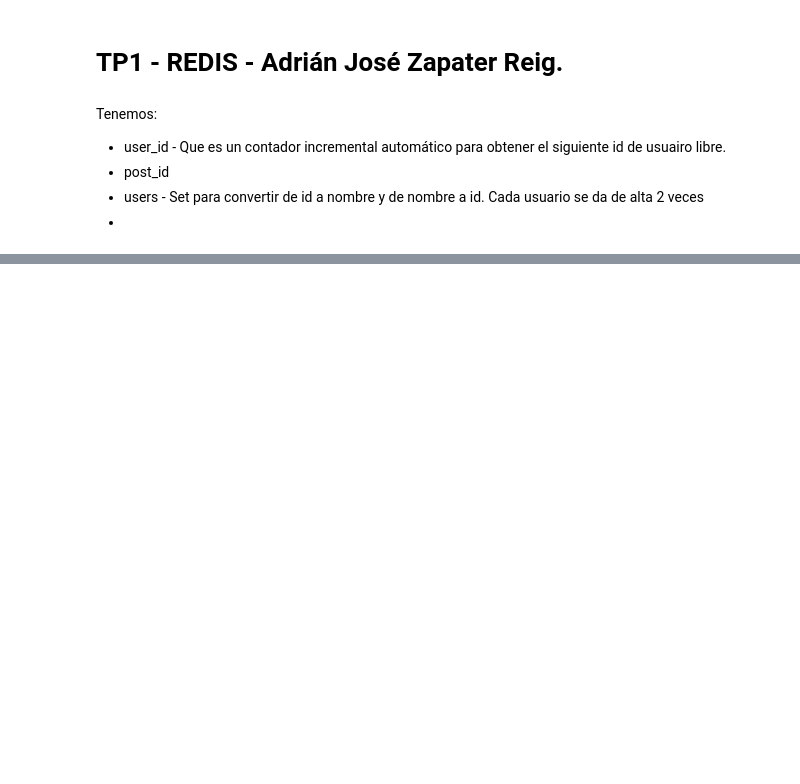
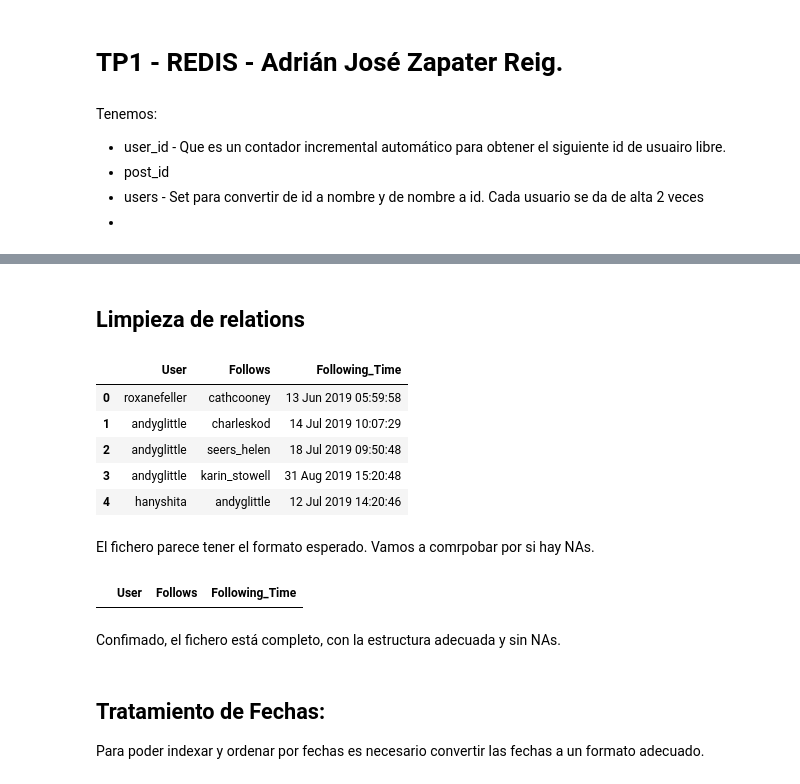
Before and after one commit to adzarei/uned-master-bigdata, a Jupyter notebook: GAI/redis/src/notebook/redis_twitter.ipynb, the cells around one changed output, grey strips where cells are left out. Saved outputs shown, nothing was run; the diff lists cells and outputs as text; code cells hidden in the pictures; blank space fills up the shorter version.

```diff
--- a/GAI/redis/src/notebook/redis_twitter.ipynb
+++ b/GAI/redis/src/notebook/redis_twitter.ipynb
@@ -188,0 +242,19 @@ set()
+# %% [markdown]
+## Limpieza de relations
+# %%
+relations.head()
+# %% [output]
+|  | User | Follows | Following_Time |
+| 0 | roxanefeller | cathcooney | 13 Jun 2019 05:59:58 |
+| 1 | andyglittle | charleskod | 14 Jul 2019 10:07:29 |
+| 2 | andyglittle | seers_helen | 18 Jul 2019 09:50:48 |
+| 3 | andyglittle | karin_stowell | 31 Aug 2019 15:20:48 |
+| 4 | hanyshita | andyglittle | 12 Jul 2019 14:20:46 |
+# %% [markdown]
+El fichero parece tener el formato esperado. Vamos a comrpobar por si hay NAs.
+# %%
+relations[relations['User'].isna() | relations['Follows'].isna() | relations['Following_Time'].isna()]
+# %% [output]
+|  | User | Follows | Following_Time |
+# %% [markdown]
+Confimado, el fichero está completo, con la estructura adecuada y sin NAs.
@@ -188,0 +263,3 @@ set()
+# %% [markdown]
+## Tratamiento de Fechas:
+Para poder indexar y ordenar por fechas es necesario convertir las fechas a un formato adecuado.
```
Also changed, not shown: parts of 43 cells of this notebook.
